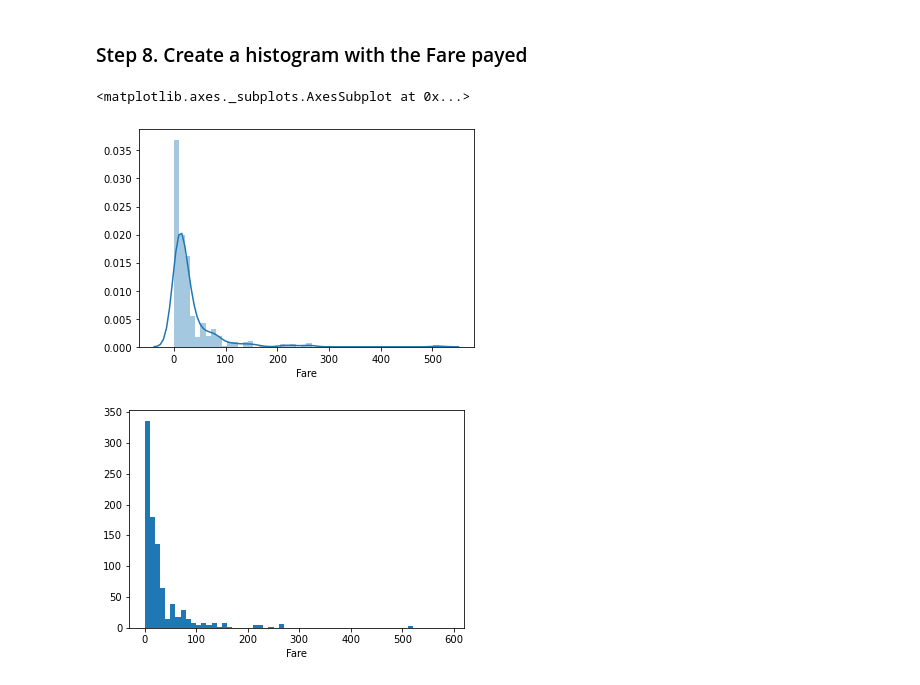
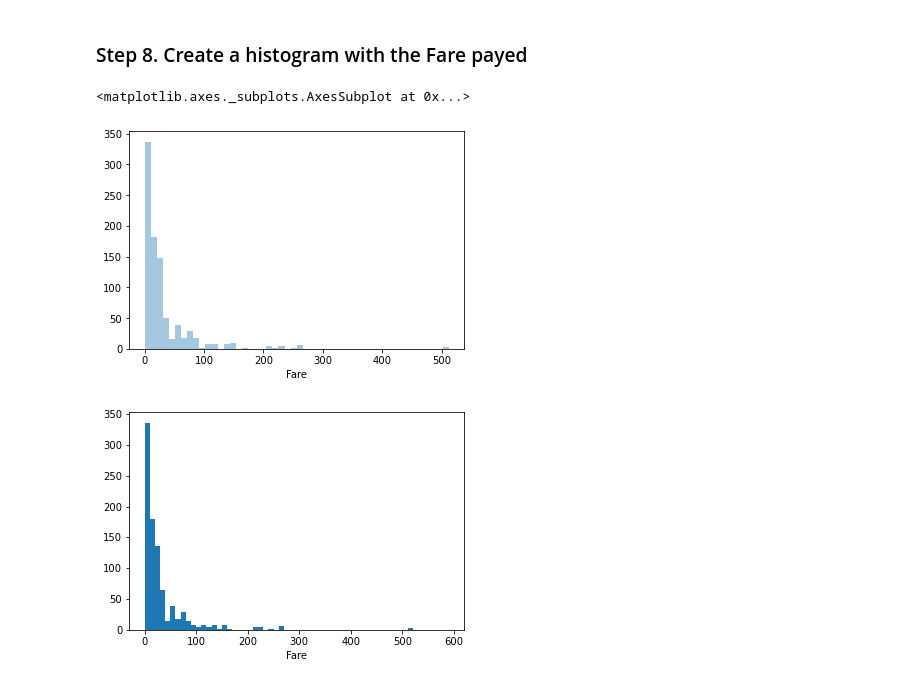
Before and after one commit to larissagabriela/octos-academy, a Jupyter notebook: 02. Data Handling/Exercises/07_Visualization/Titanic_Desaster/Exercises.ipynb, the cells around one changed output. Cells and saved outputs as stored; diff of their text form; code cells hidden in the pictures.

```diff
--- a/02. Data Handling/Exercises/07_Visualization/Titanic_Desaster/Exercises.ipynb
+++ b/02. Data Handling/Exercises/07_Visualization/Titanic_Desaster/Exercises.ipynb
@@ -69,10 +69,10 @@ titanic['Survived'].sum()
 ### Step 8. Create a histogram with the Fare payed
 # %%
 #Nesse step, primeiro fiz usando o Seaborn encontrando o gráfico abaixo
-sns.distplot(titanic['Fare'])
+sns.distplot(titanic['Fare'], kde=False, norm_hist=False)
 # %% [output]
 <matplotlib.axes._subplots.AxesSubplot at 0x...>
-[figure, old version]
+[figure, new version]
 # %%
 #Aqui resolvi tentar usando o outro método, baseado um pouco no gráfico acima.
 #Com o Seaborn seaborn usa menos linhas pra desenvolver o gráfico
```
Also changed, not shown: parts of 2 cells of this notebook.
